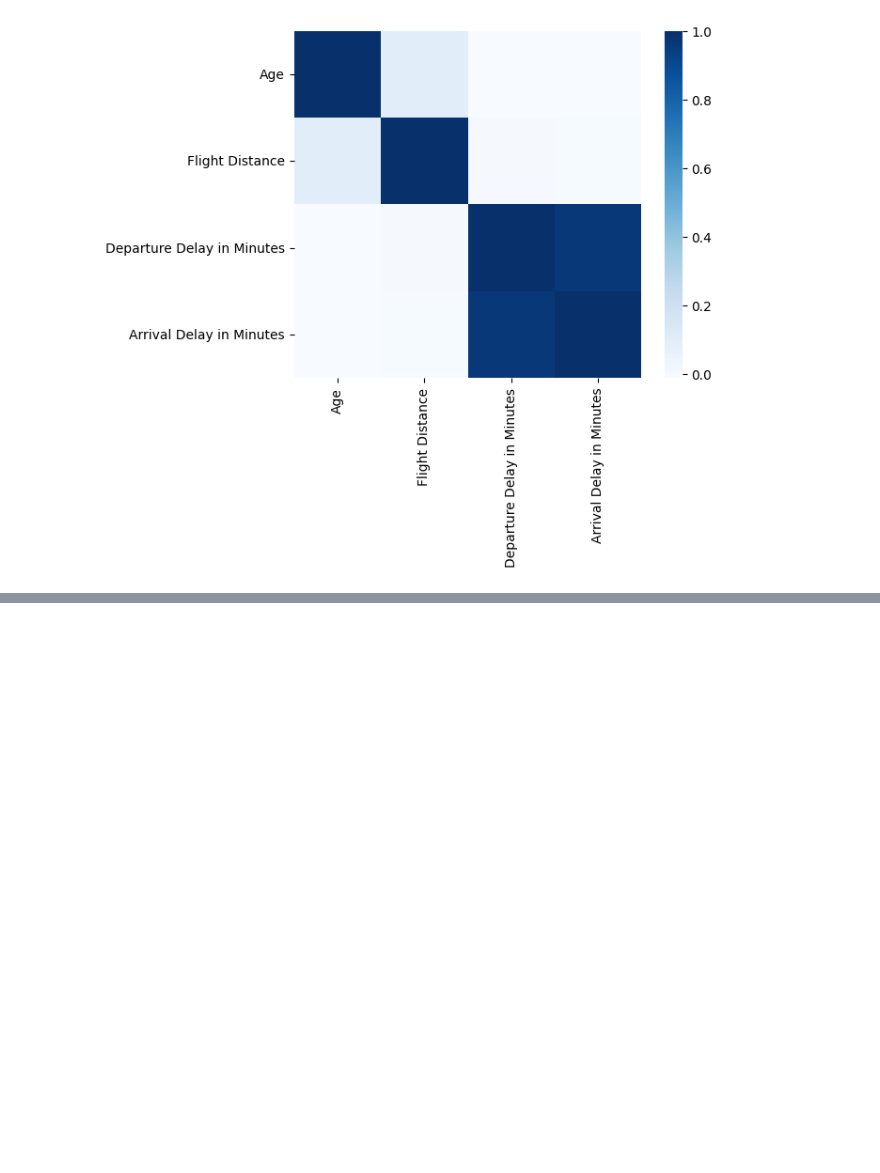
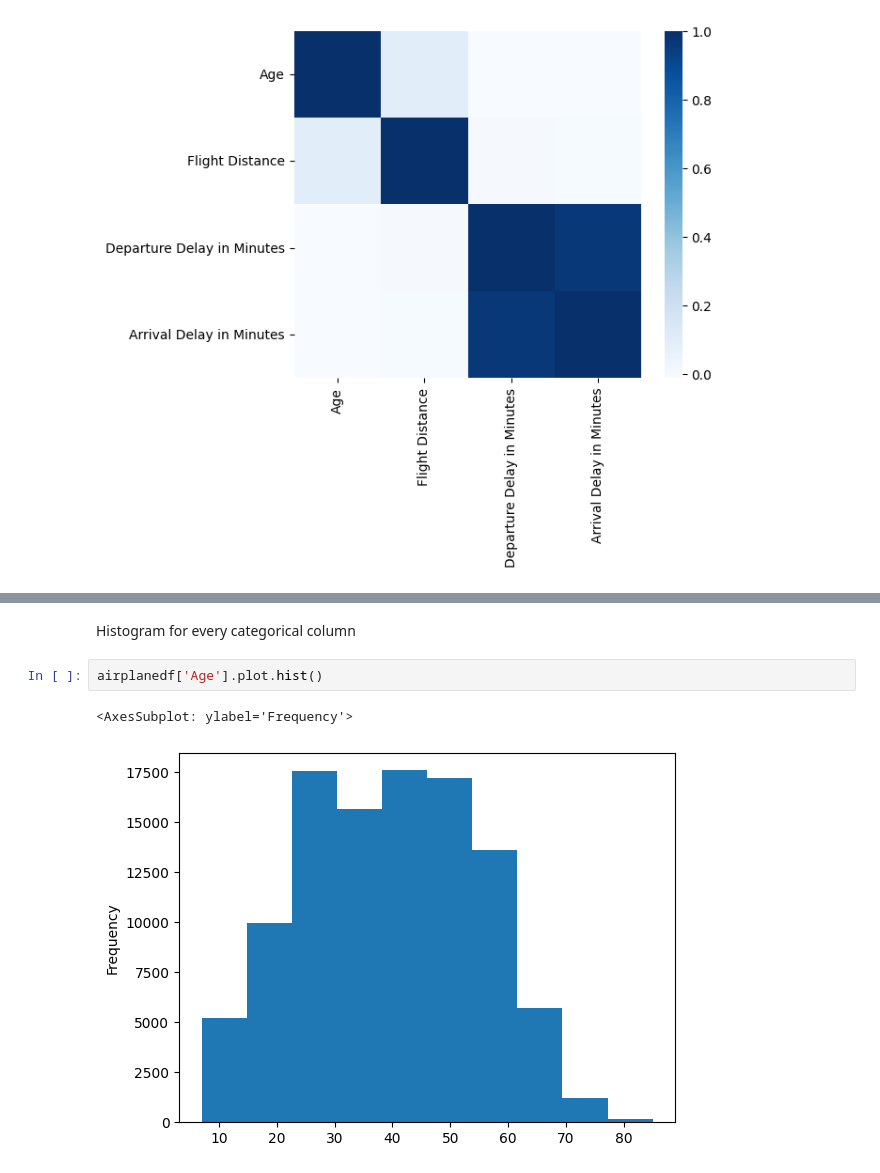
Before and after one commit to fran1215/MLAI-Project-Team3, a Jupyter notebook: EDA/EDA-Fran.ipynb, the cells around one changed output, grey strips where cells are left out. Cells and saved outputs as stored; diff of their text form; blank space fills up the shorter version.

```diff
--- a/EDA/EDA-Fran.ipynb
+++ b/EDA/EDA-Fran.ipynb
@@ -156,0 +168,7 @@ pass
+# %% [markdown]
+Histogram for every categorical column
+# %%
+airplanedf['Age'].plot.hist()
+# %% [output]
+<AxesSubplot: ylabel='Frequency'>
+[figure, added]
```
Also changed, not shown: parts of 5 cells of this notebook.
